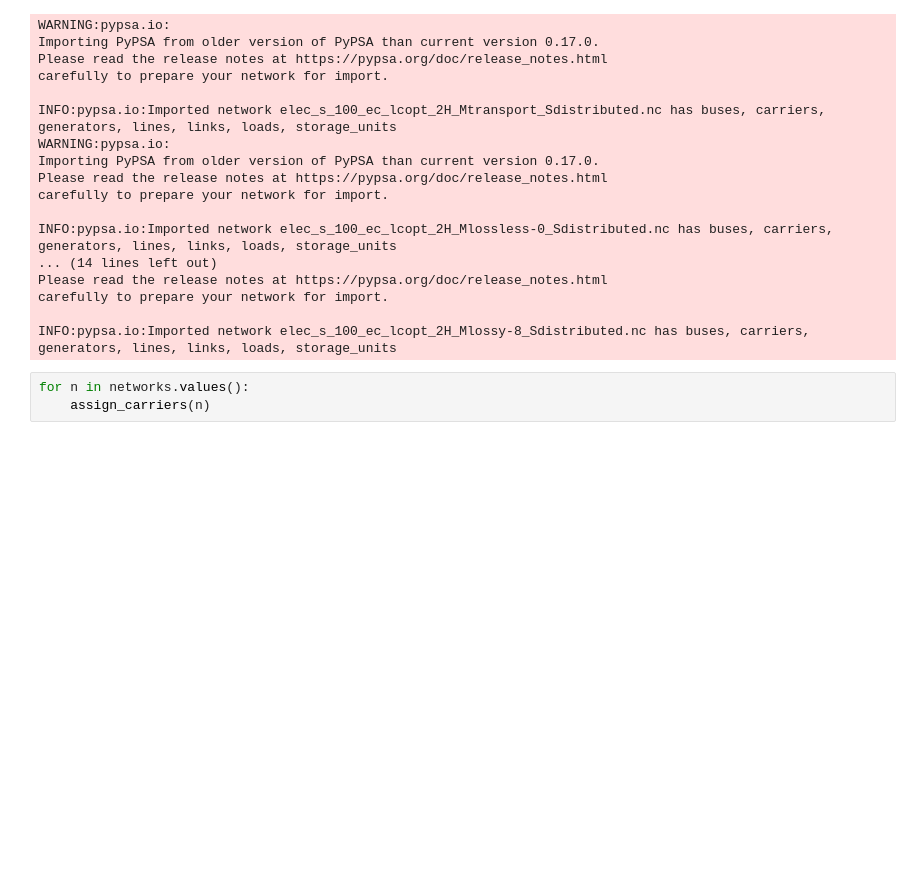
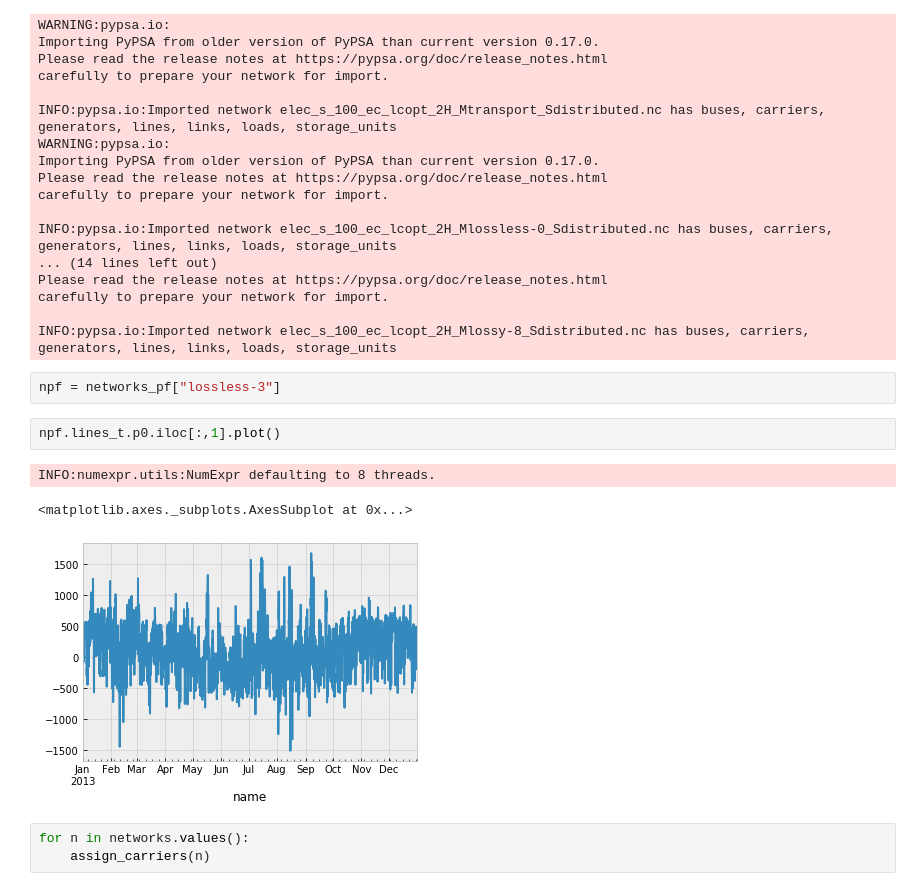
Before and after one commit to fneum/power-flow-models, a Jupyter notebook: plotting.ipynb, the cells around one changed output. Drawn from its saved outputs; the diff is of its cells as text; blank space fills up the shorter version.

```diff
--- a/plotting.ipynb
+++ b/plotting.ipynb
@@ -412,6 +420,14 @@ Please read the release notes at https://pypsa.org/doc/release_notes.html
 carefully to prepare your network for import.
 
 INFO:pypsa.io:Imported network elec_s_100_ec_lcopt_2H_Mlossy-8_Sdistributed.nc has buses, carriers, generators, lines, links, loads, storage_units
+# %%
+npf = networks_pf["lossless-3"]
+# %%
+npf.lines_t.p0.iloc[:,1].plot()
+# %% [output]
+INFO:numexpr.utils:NumExpr defaulting to 8 threads.
+<matplotlib.axes._subplots.AxesSubplot at 0x...>
+[figure, added]
 # %%
 for n in networks.values():
     assign_carriers(n)
```
Also changed, not shown: parts of 2 cells of this notebook, 1 other file.
